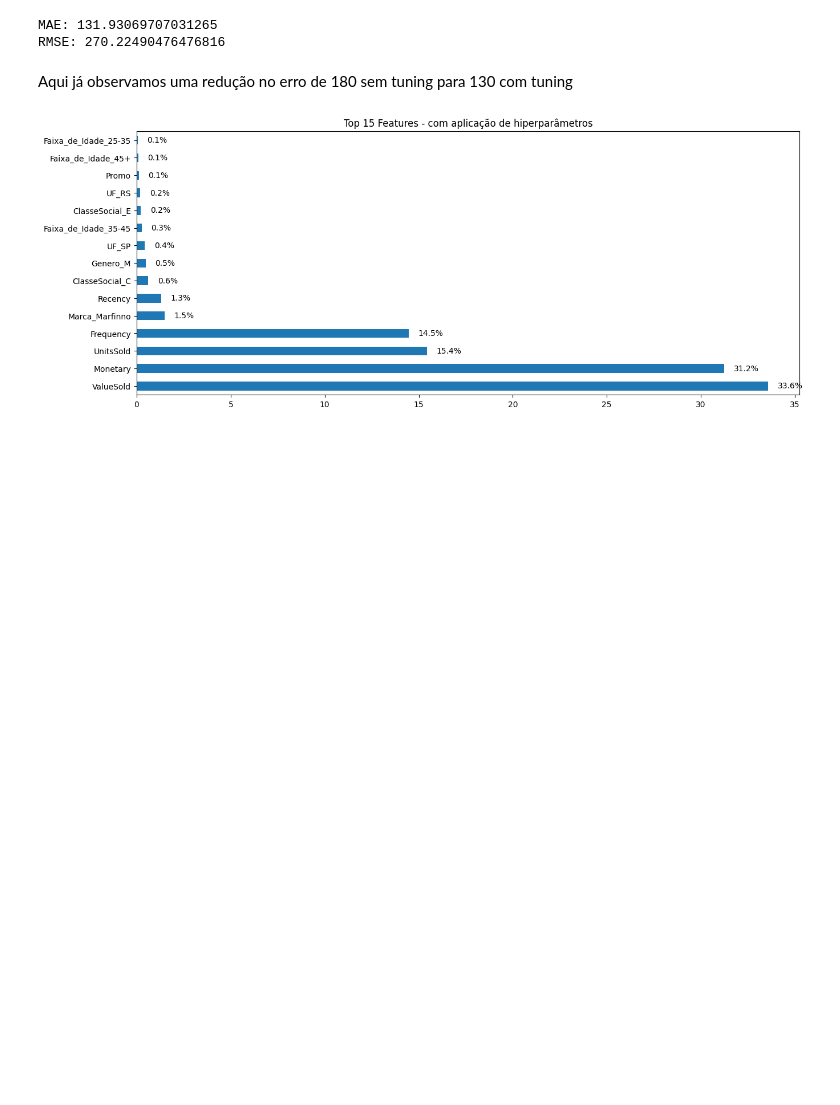
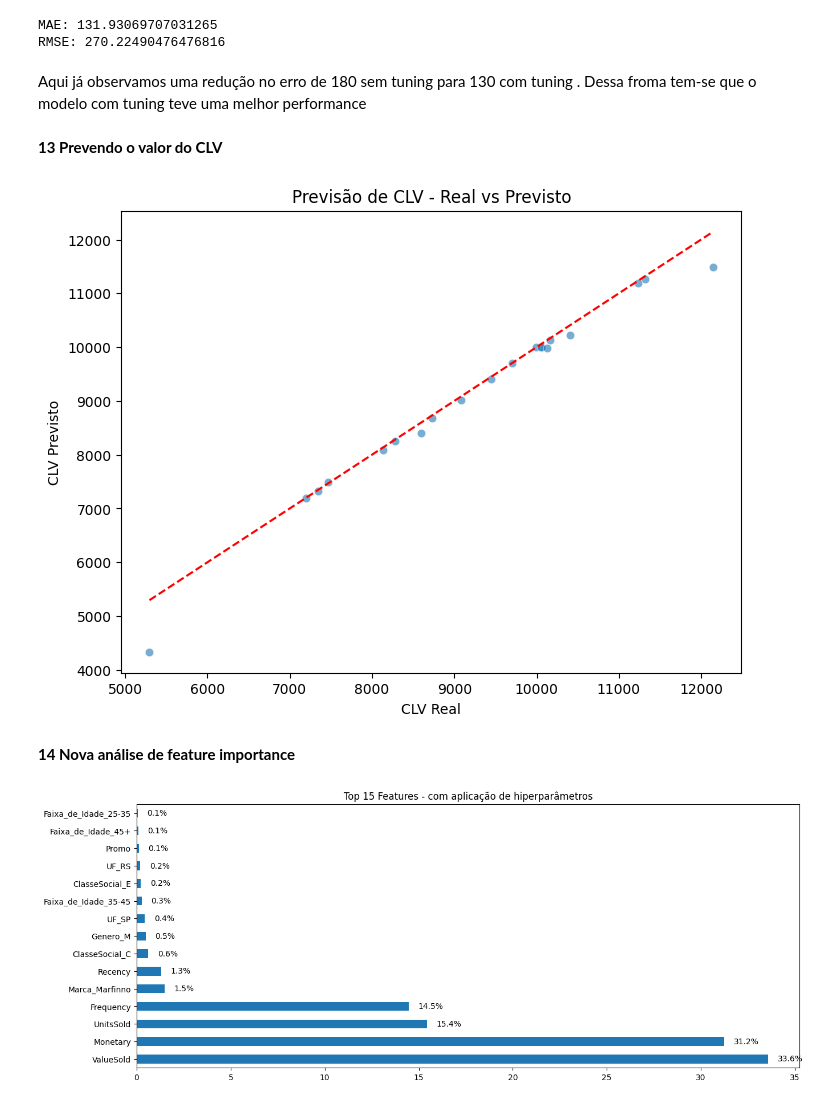
Before and after one commit to Rosilanny/Data_Science, a Jupyter notebook: Projeto 2 Previsão do valor de vida do Cliente (CLV).ipynb, the cells around one changed output. Saved outputs shown, nothing was run; the diff lists cells and outputs as text; code cells hidden in the pictures; blank space fills up the shorter version.

```diff
--- a/Projeto 2 Previsão do valor de vida do Cliente (CLV).ipynb
+++ b/Projeto 2 Previsão do valor de vida do Cliente (CLV).ipynb
@@ -330,5 +330,25 @@ print("RMSE:", np.sqrt(mean_squared_error(y_test, y_pred)))
 MAE: 131.93069707031265
 RMSE: 270.22490476476816
 # %% [markdown]
-Aqui já observamos uma redução no erro de 180 sem tuning para 130 com tuning
+Aqui já observamos uma redução no erro de 180 sem tuning para 130 com tuning . Dessa froma tem-se que o modelo com tuning teve uma melhor performance
+# %% [markdown]
+**13 Prevendo o valor do CLV**
+# %%
+import seaborn as sns
+
+# y_test -> valores reais de CLV
+# y_pred -> valores previstos pelo modelo (final_model.predict(X_test))
+
+#Scatter plot (Real vs Previsto)
+plt.figure(figsize=(8,6))
+sns.scatterplot(x=y_test, y=y_pred, alpha=0.6)
+plt.plot([y_test.min(), y_test.max()], [y_test.min(), y_test.max()], 'r--')  # linha referência
+plt.xlabel("CLV Real")
+plt.ylabel("CLV Previsto")
+plt.title("Previsão de CLV - Real vs Previsto")
+plt.show()
+# %% [output]
+[figure, added]
+# %% [markdown]
+**14 Nova análise de feature importance**
 # %%
```
Also changed, not shown: parts of 1 cell of this notebook.
